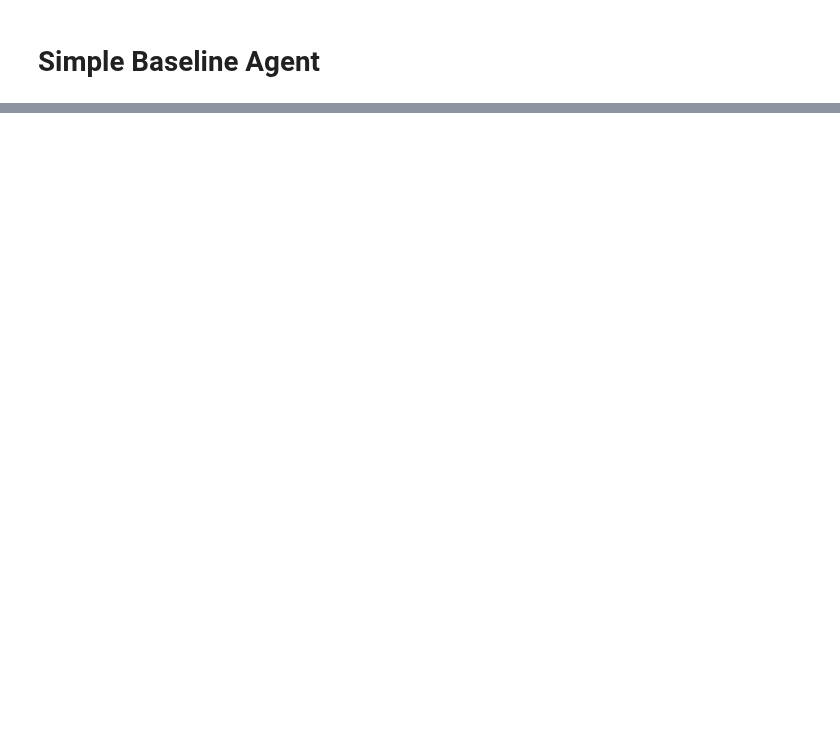
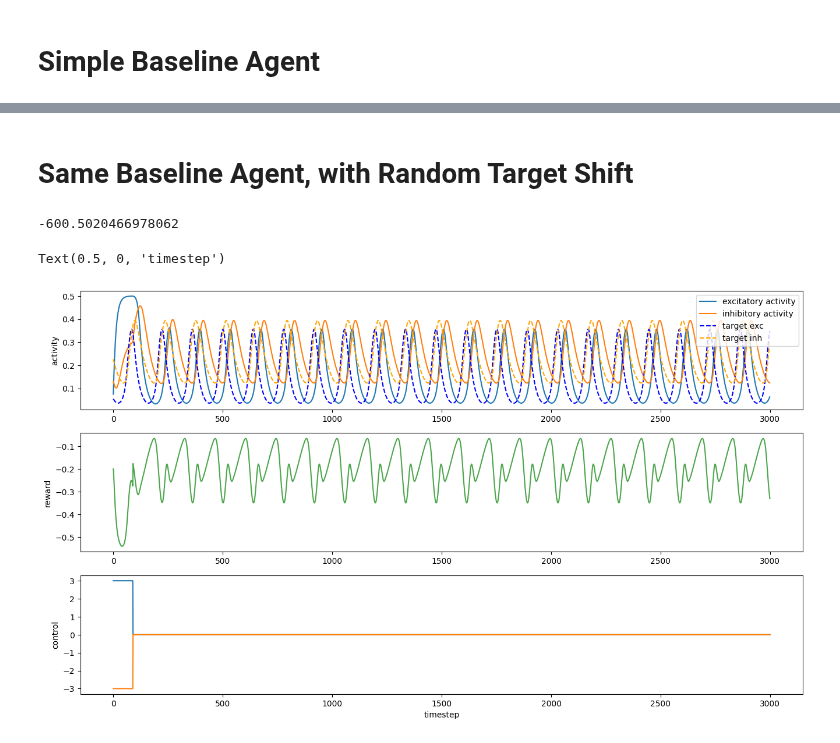
Before and after one commit to neurolib-dev/neurolib, a Jupyter notebook: examples/example-6.2-rl-phaseshifting.ipynb, the cells around one changed output, grey strips where cells are left out. Saved outputs shown, nothing was run; the diff lists cells and outputs as text; code cells hidden in the pictures; blank space fills up the shorter version.

```diff
--- a/examples/example-6.2-rl-phaseshifting.ipynb
+++ b/examples/example-6.2-rl-phaseshifting.ipynb
@@ -104,0 +105,54 @@ Text(0.5, 0, 'timestep')
+# %% [markdown]
+# Same Baseline Agent, with Random Target Shift
+# %%
+env = gymnasium.make('PhaseShifting-v0', random_target_shift=True)
+# %%
+observation, info = env.reset()
+
+observations = []
+rewards = []
+actions = []
+
+while True:
+    if env.unwrapped.t_i < 90:
+        action = (np.array([3.0]), np.array([-3]))
+    else:
+        action = (np.array([0]), np.array([0]))
+    observation, reward, terminated, truncated, info = env.step(action)
+    observations.append(observation)
+    rewards.append(reward)
+    actions.append(action)
+
+    if terminated or truncated:
+        observation, info = env.reset()
+        break
+
+excs = np.array([obs["exc"][-1] for obs in observations])
+inhs = np.array([obs["inh"][-1] for obs in observations])
+target_phases = np.array([obs["target_phase"].item() for obs in observations])
+actions = np.array(actions)[:, :, 0]
+rewards = np.array(rewards)
+# %%
+rewards.sum()
+# %% [output]
+-600.5020466978062
+# %%
+plt.figure(figsize=(16, 9))
+plt.subplot(311)
+plt.plot(excs, label='excitatory activity')
+plt.plot(inhs, label='inhibitory activity')
+plt.plot(env.unwrapped.target[0], linestyle='--', c='blue', label='target exc')
+plt.plot(env.unwrapped.target[1], linestyle='--', c='orange', label='target inh')
+plt.ylabel('activity')
+plt.legend()
+plt.legend()
+plt.subplot(312)
+plt.plot(rewards, c='g', alpha=0.7, label='reward')
+plt.ylabel('reward')
+plt.subplot(313)
+plt.plot(actions)
+plt.ylabel('control')
+plt.xlabel('timestep')
+# %% [output]
+Text(0.5, 0, 'timestep')
+[figure, added]
```
Also changed, not shown: parts of 4 cells of this notebook, 2 other files.
